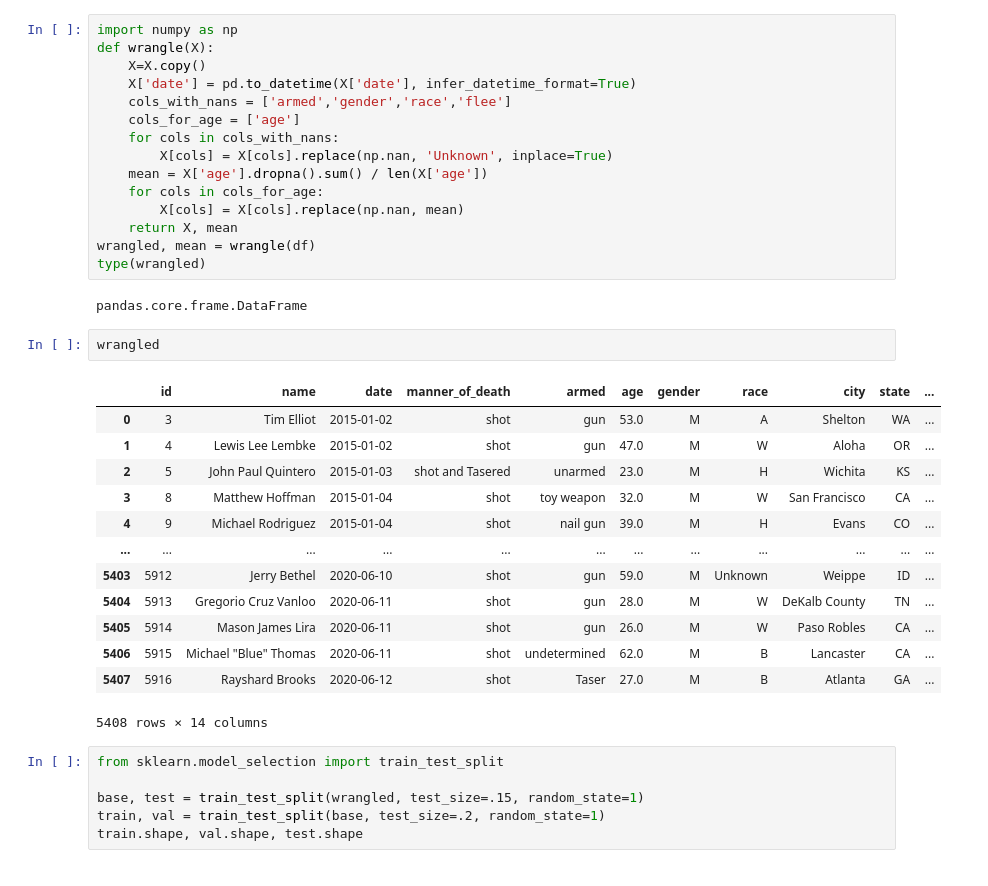
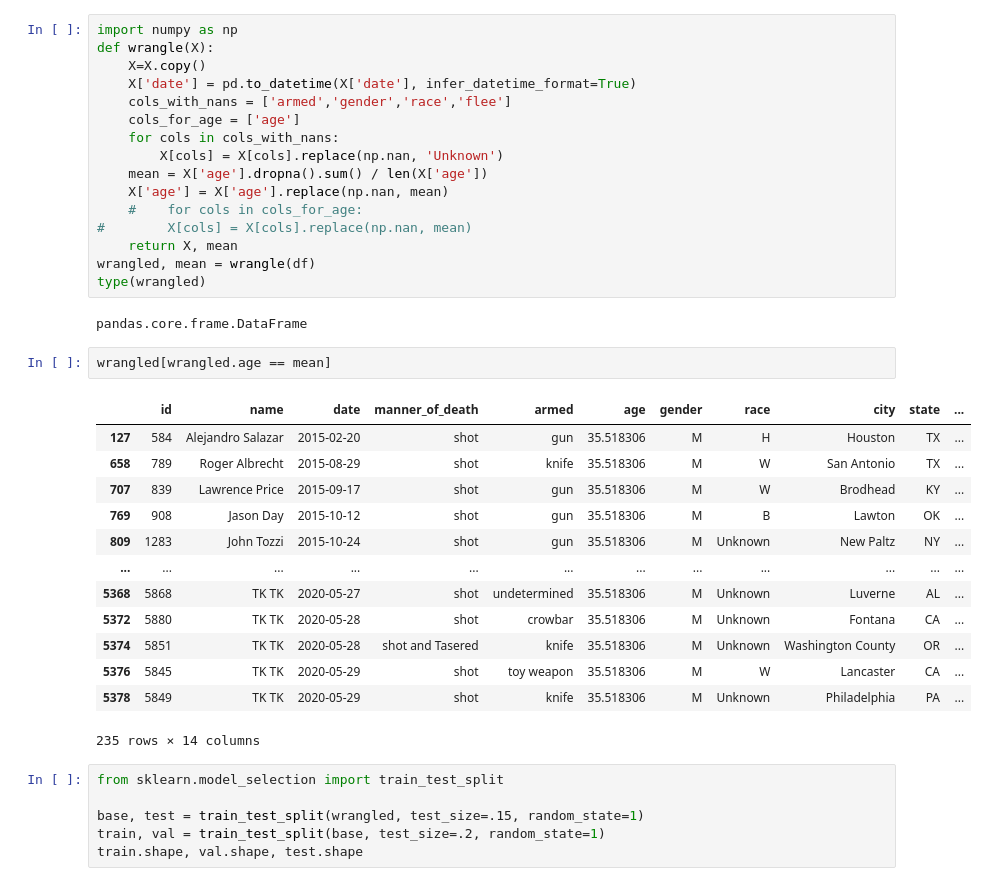
Before and after one commit to RobDBennett/DS-Unit-2-Applied-Modeling, a Jupyter notebook: module3-permutation-boosting/LS_DS_233_assignment.ipynb, the cells around one changed output. Cells and saved outputs as stored; diff of their text form.

```diff
--- a/module3-permutation-boosting/LS_DS_233_assignment.ipynb
+++ b/module3-permutation-boosting/LS_DS_233_assignment.ipynb
@@ -100,31 +100,32 @@ def wrangle(X):
     cols_with_nans = ['armed','gender','race','flee']
     cols_for_age = ['age']
     for cols in cols_with_nans:
-        X[cols] = X[cols].replace(np.nan, 'Unknown', inplace=True)
+        X[cols] = X[cols].replace(np.nan, 'Unknown')
     mean = X['age'].dropna().sum() / len(X['age'])
-    for cols in cols_for_age:
-        X[cols] = X[cols].replace(np.nan, mean)
+    X['age'] = X['age'].replace(np.nan, mean)
+    #    for cols in cols_for_age:
+#        X[cols] = X[cols].replace(np.nan, mean)
     return X, mean
 wrangled, mean = wrangle(df)
 type(wrangled)
 # %% [output]
 pandas.core.frame.DataFrame
-# %%
-wrangled
-# %% [output]
-|  | id | name | date | manner_of_death | armed | age | gender | race | city | state | ... |
-| 0 | 3 | Tim Elliot | 2015-01-02 | shot | gun | 53.0 | M | A | Shelton | WA | ... |
-| 1 | 4 | Lewis Lee Lembke | 2015-01-02 | shot | gun | 47.0 | M | W | Aloha | OR | ... |
-| 2 | 5 | John Paul Quintero | 2015-01-03 | shot and Tasered | unarmed | 23.0 | M | H | Wichita | KS | ... |
-| 3 | 8 | Matthew Hoffman | 2015-01-04 | shot | toy weapon | 32.0 | M | W | San Francisco | CA | ... |
-| 4 | 9 | Michael Rodriguez | 2015-01-04 | shot | nail gun | 39.0 | M | H | Evans | CO | ... |
-| ... | ... | ... | ... | ... | ... | ... | ... | ... | ... | ... | ... |
-| 5403 | 5912 | Jerry Bethel | 2020-06-10 | shot | gun | 59.0 | M | Unknown | Weippe | ID | ... |
-| 5404 | 5913 | Gregorio Cruz Vanloo | 2020-06-11 | shot | gun | 28.0 | M | W | DeKalb County | TN | ... |
-| 5405 | 5914 | Mason James Lira | 2020-06-11 | shot | gun | 26.0 | M | W | Paso Robles | CA | ... |
-| 5406 | 5915 | Michael "Blue" Thomas | 2020-06-11 | shot | undetermined | 62.0 | M | B | Lancaster | CA | ... |
-| 5407 | 5916 | Rayshard Brooks | 2020-06-12 | shot | Taser | 27.0 | M | B | Atlanta | GA | ... |
-5408 rows × 14 columns
+# %%
+wrangled[wrangled.age == mean]
+# %% [output]
+|  | id | name | date | manner_of_death | armed | age | gender | race | city | state | ... |
+| 127 | 584 | Alejandro Salazar | 2015-02-20 | shot | gun | 35.518306 | M | H | Houston | TX | ... |
+| 658 | 789 | Roger Albrecht | 2015-08-29 | shot | knife | 35.518306 | M | W | San Antonio | TX | ... |
+| 707 | 839 | Lawrence Price | 2015-09-17 | shot | gun | 35.518306 | M | W | Brodhead | KY | ... |
+| 769 | 908 | Jason Day | 2015-10-12 | shot | gun | 35.518306 | M | B | Lawton | OK | ... |
+| 809 | 1283 | John Tozzi | 2015-10-24 | shot | gun | 35.518306 | M | Unknown | New Paltz | NY | ... |
+| ... | ... | ... | ... | ... | ... | ... | ... | ... | ... | ... | ... |
+| 5368 | 5868 | TK TK | 2020-05-27 | shot | undetermined | 35.518306 | M | Unknown | Luverne | AL | ... |
+| 5372 | 5880 | TK TK | 2020-05-28 | shot | crowbar | 35.518306 | M | Unknown | Fontana | CA | ... |
+| 5374 | 5851 | TK TK | 2020-05-28 | shot and Tasered | knife | 35.518306 | M | Unknown | Washington County | OR | ... |
+| 5376 | 5845 | TK TK | 2020-05-29 | shot | toy weapon | 35.518306 | M | W | Lancaster | CA | ... |
+| 5378 | 5849 | TK TK | 2020-05-29 | shot | knife | 35.518306 | M | Unknown | Philadelphia | PA | ... |
+235 rows × 14 columns
 # %%
 from sklearn.model_selection import train_test_split
 
```
Also changed, not shown: parts of 22 cells of this notebook.
